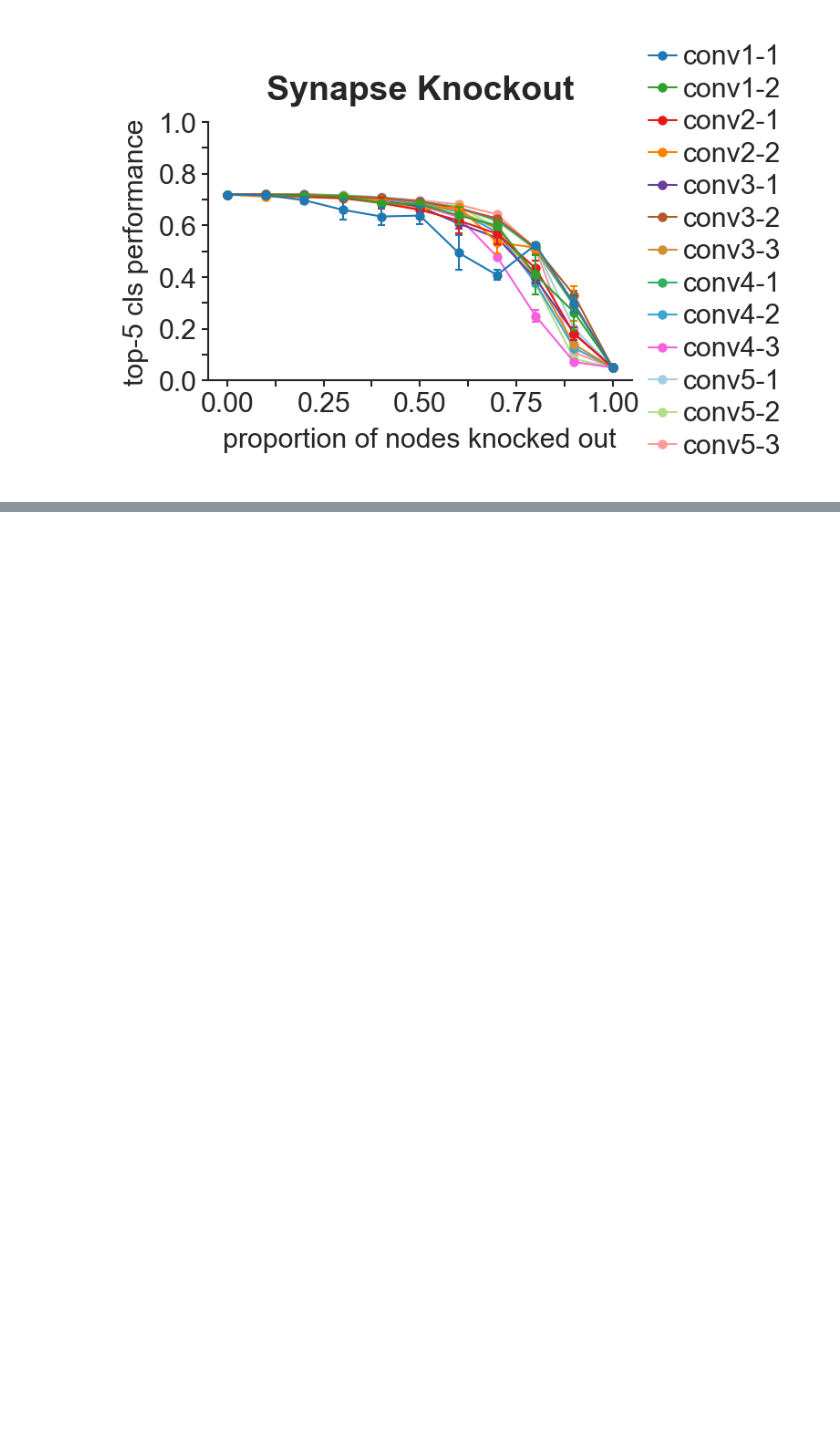
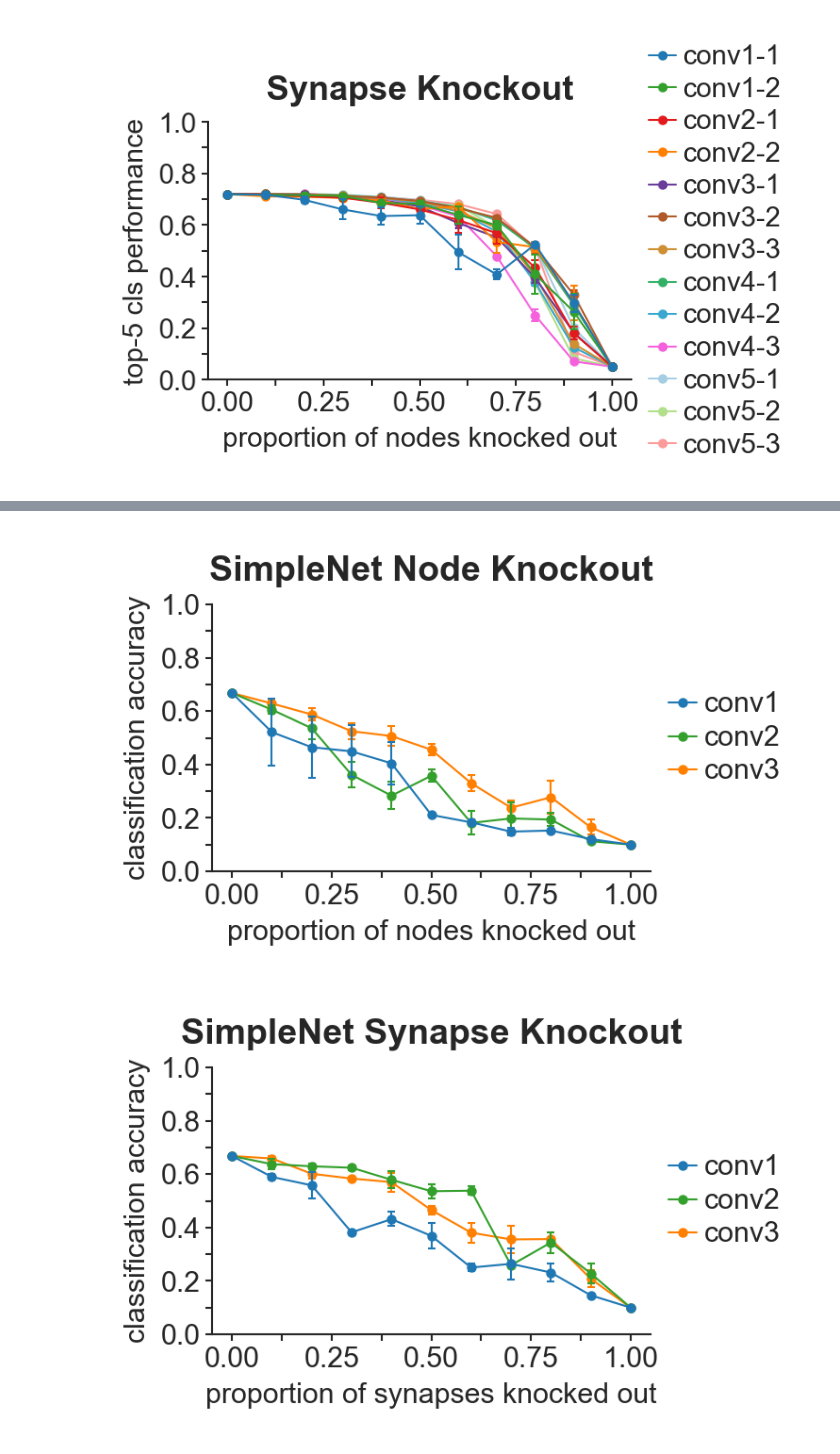
Before and after one commit to kamodulin/cnn_analysis, a Jupyter notebook: src/notebooks/plotting.ipynb, the cells around one changed output, grey strips where cells are left out. Drawn from its saved outputs; the diff is of its cells as text; code cells hidden in the pictures; blank space fills up the shorter version.

```diff
--- a/src/notebooks/plotting.ipynb
+++ b/src/notebooks/plotting.ipynb
@@ -275,0 +360,61 @@ plot(xs, means, stds, vgg16_mapping, labels)
+# %%
+simplenet_mapping = {
+    "features.0": "conv1",
+    "features.3": "conv2",
+    "features.6": "conv3",
+#     "classifier": "dense1"
+}
+# %%
+# simplenet imagenet robustness data
+data = pd.read_csv("../data/perturbation-experiments/20211209_054506-experiments.csv")
+data = data.applymap(lambda x: x.strip() if isinstance(x, str) else x)
+data.columns = data.columns.str.replace(' ', '')
+
+# simplenet node knockout
+labels = {
+    "title": "SimpleNet Node Knockout",
+    "x": "proportion of nodes knocked out",
+    "y": "classification accuracy"
+}
+
+tmp = data[data["level"] == "node"]
+means = tmp.groupby(["layer", "fraction"], sort=False, as_index=False).mean()
+means = means.pivot(index="fraction", columns="layer", values="accuracy")
+means = means.reindex(simplenet_mapping.keys(), axis=1)
+simplenet_node_imagenet_means = means = [*means.iteritems()]
+
+stds = tmp.groupby(["layer", "fraction"], sort=False, as_index=False).sem()
+stds = stds.pivot(index="fraction", columns="layer", values="accuracy")
+stds = stds.reindex(simplenet_mapping.keys(), axis=1)
+stds = [*stds.iteritems()]
+
+xs = [x / 10 for x in range(0, 11)]
+
+plot(xs, means, stds, simplenet_mapping, labels, save_path = "simplenet_imagenet_node_knockout.pdf")
+# plot(xs, means, stds, simplenet_mapping, labels)
+
+# simplenet synapse knockout
+labels = {
+    "title": "SimpleNet Synapse Knockout",
+    "x": "proportion of synapses knocked out",
+    "y": "classification accuracy"
+}
+
+tmp = data[data["level"] == "synapse"]
+means = tmp.groupby(["layer", "fraction"], sort=False, as_index=False).mean()
+means = means.pivot(index="fraction", columns="layer", values="accuracy")
+means = means.reindex(simplenet_mapping.keys(), axis=1)
+simplenet_synapse_imagenet_means = means = [*means.iteritems()]
+
+stds = tmp.groupby(["layer", "fraction"], sort=False, as_index=False).sem()
+stds = stds.pivot(index="fraction", columns="layer", values="accuracy")
+stds = stds.reindex(simplenet_mapping.keys(), axis=1)
+stds = [*stds.iteritems()]
+
+xs = [x / 10 for x in range(0, 11)]
+
+plot(xs, means, stds, simplenet_mapping, labels, save_path = "simplenet_imagenet_synapse_knockout.pdf")
+# plot(xs, means, stds, simplenet_mapping, labels)
+# %% [output]
+[figure, added]
+[figure, added]
```
Also changed, not shown: parts of 10 cells of this notebook.
